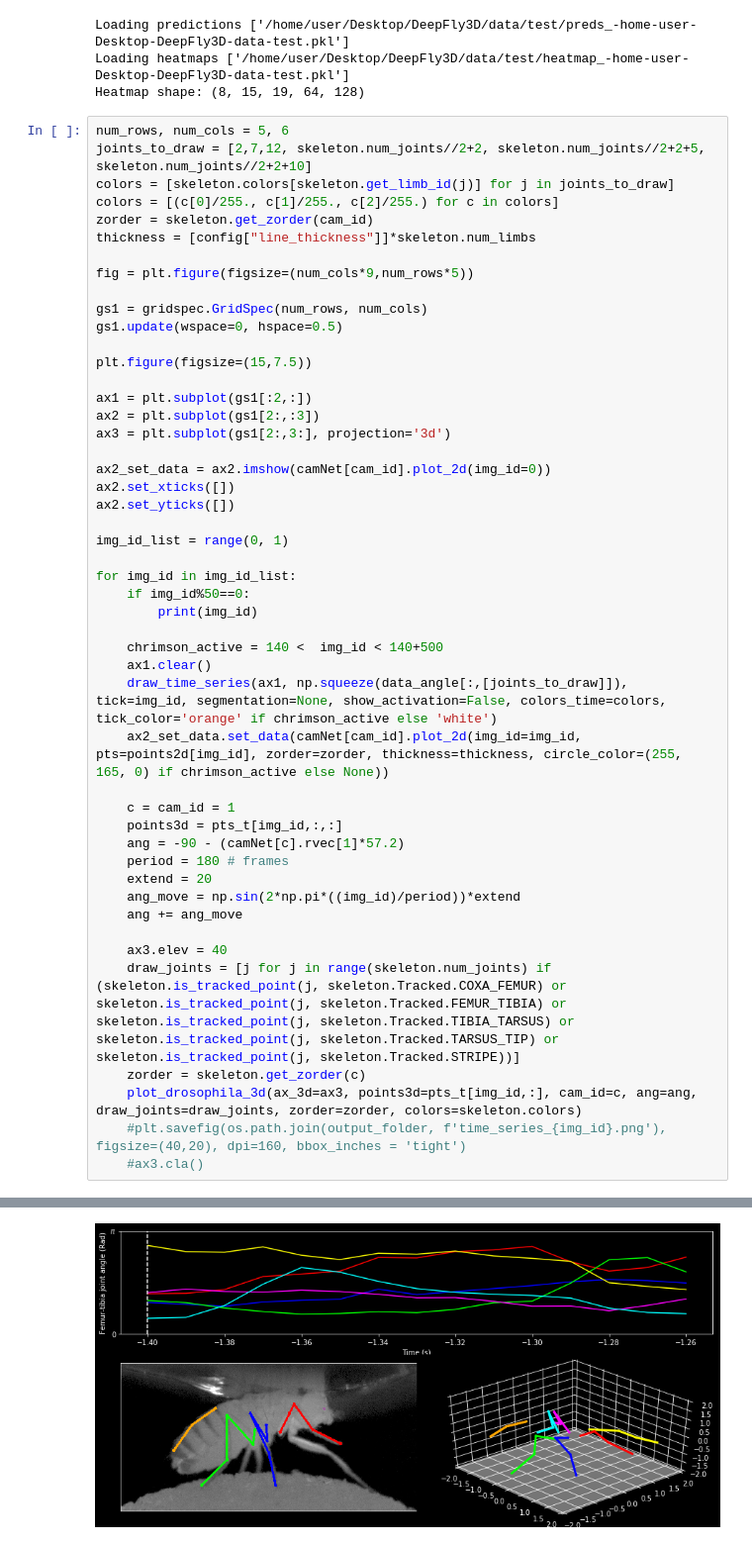
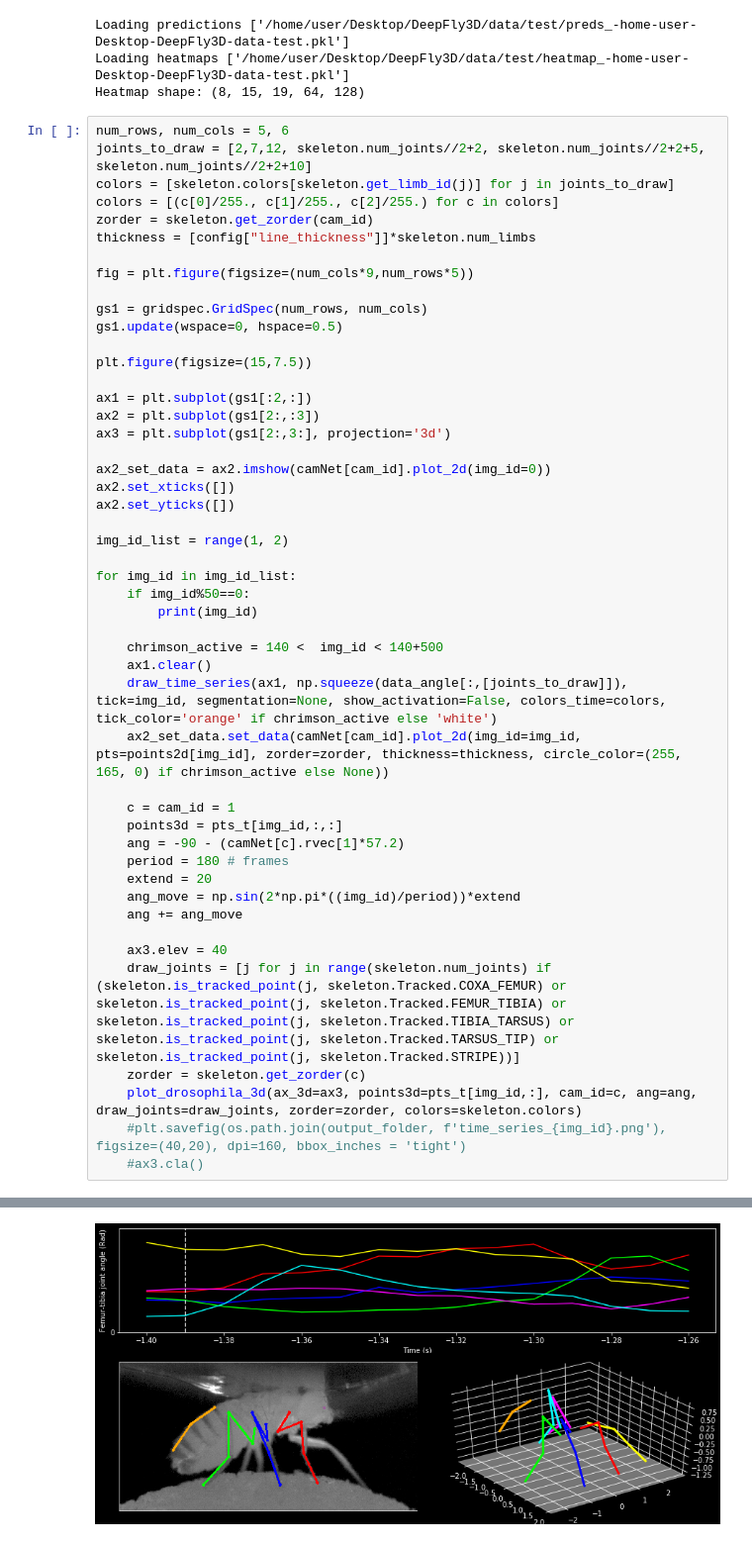
Before and after one commit to NeLy-EPFL/DeepFly3D, a Jupyter notebook: notebook_visualize/draw_time_series.ipynb, the cells around one changed output, grey strips where cells are left out. Shown: that part at 99% size. Cells and saved outputs as stored; diff of their text form.

```diff
--- a/notebook_visualize/draw_time_series.ipynb
+++ b/notebook_visualize/draw_time_series.ipynb
@@ -72,7 +69,7 @@ ax2_set_data = ax2.imshow(camNet[cam_id].plot_2d(img_id=0))
 ax2.set_xticks([])
 ax2.set_yticks([])
 
-img_id_list = range(0, 1)
+img_id_list = range(1, 2)
 
 for img_id in img_id_list:
     if img_id%50==0:
@@ -103 +99 @@ for img_id in img_id_list:
-[figure, old version]
+[figure, new version]
```
Also changed, not shown: parts of 2 cells of this notebook, 13 other files.
